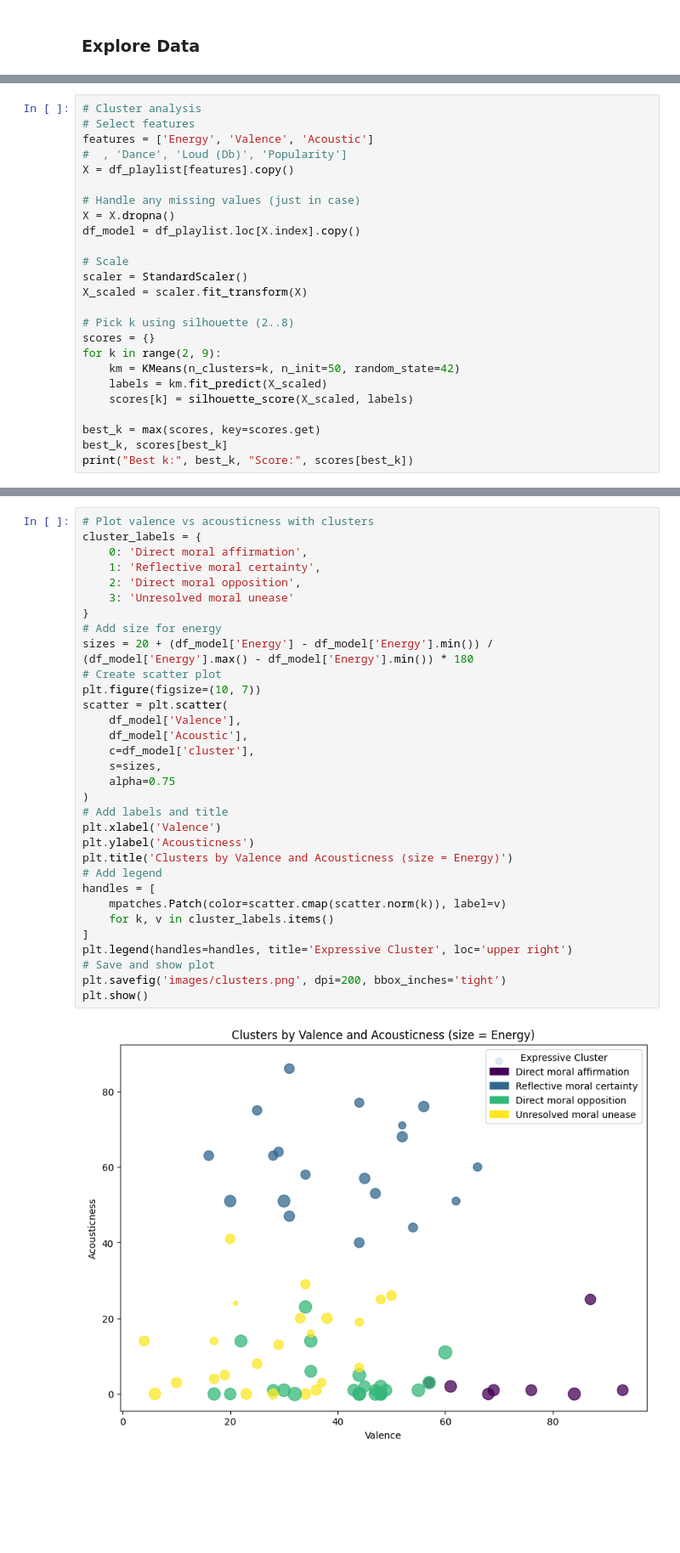
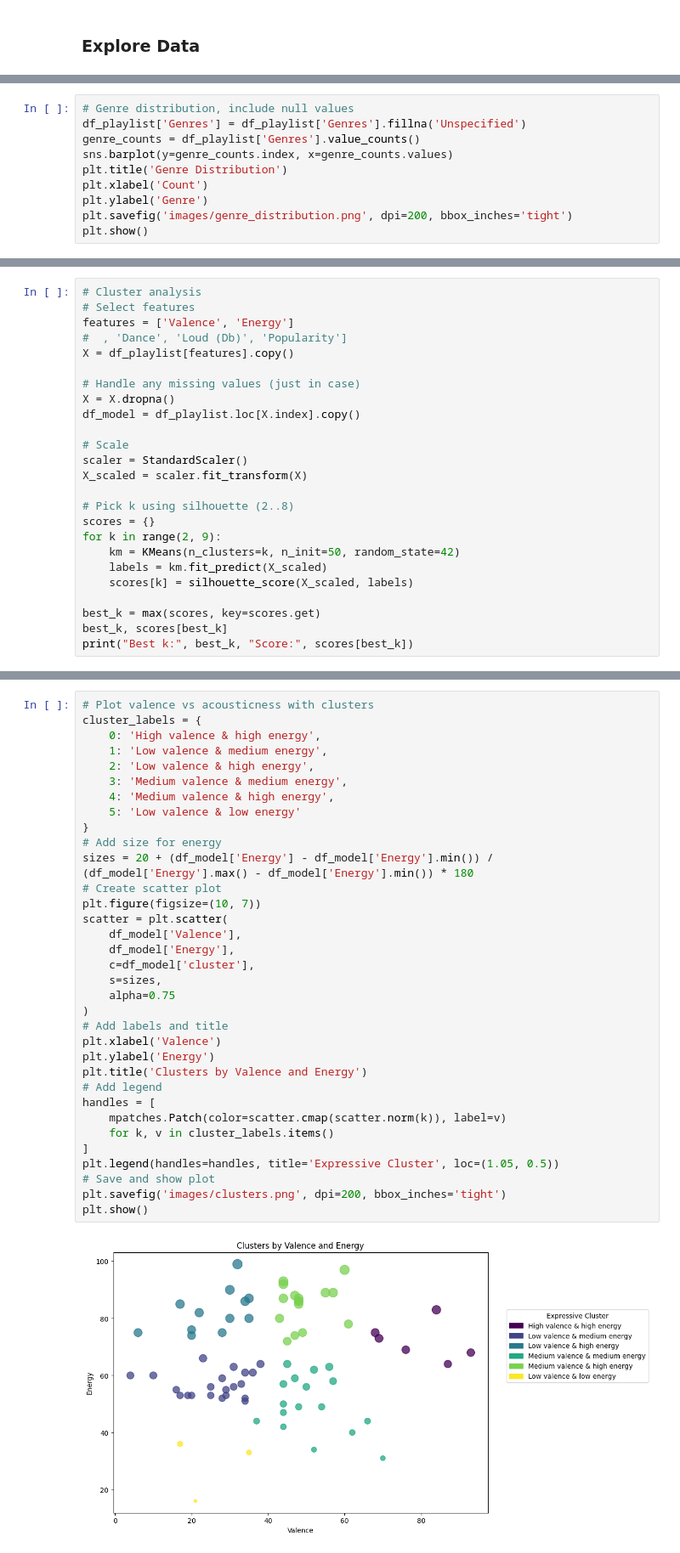
Before and after one commit to kaseymallette/playlist-analysis, a Jupyter notebook: analysis.ipynb, the cells around one changed output, grey strips where cells are left out. Shown at 85% size. Cells and saved outputs as stored; diff of their text form; blank space fills up the shorter version.

Commit message:
Commit charts for results

```diff
--- a/analysis.ipynb
+++ b/analysis.ipynb
@@ -50,0 +89,10 @@ df_describe
+# %%
+# Genre distribution, include null values
+df_playlist['Genres'] = df_playlist['Genres'].fillna('Unspecified')
+genre_counts = df_playlist['Genres'].value_counts()
+sns.barplot(y=genre_counts.index, x=genre_counts.values)
+plt.title('Genre Distribution')
+plt.xlabel('Count')
+plt.ylabel('Genre')
+plt.savefig('images/genre_distribution.png', dpi=200, bbox_inches='tight')
+plt.show()
@@ -69,7 +119,7 @@ plt.show()
 # %%
 # Cluster analysis
 # Select features
-features = ['Energy', 'Valence', 'Acoustic']
+features = ['Valence', 'Energy']
 #  , 'Dance', 'Loud (Db)', 'Popularity']
 X = df_playlist[features].copy()
 
@@ -128,34 +199,36 @@ cluster_summary, cluster_counts
 # %%
 # Plot valence vs acousticness with clusters
 cluster_labels = {
-    0: 'Direct moral affirmation',
-    1: 'Reflective moral certainty',
-    2: 'Direct moral opposition',
-    3: 'Unresolved moral unease'
+    0: 'High valence & high energy',
+    1: 'Low valence & medium energy',
+    2: 'Low valence & high energy',
+    3: 'Medium valence & medium energy',
+    4: 'Medium valence & high energy',
+    5: 'Low valence & low energy'
 }
 # Add size for energy
 sizes = 20 + (df_model['Energy'] - df_model['Energy'].min()) / (df_model['Energy'].max() - df_model['Energy'].min()) * 180
 # Create scatter plot
 plt.figure(figsize=(10, 7))
 scatter = plt.scatter(
     df_model['Valence'],
-    df_model['Acoustic'],
+    df_model['Energy'],
     c=df_model['cluster'],
     s=sizes,
     alpha=0.75
 )
 # Add labels and title
 plt.xlabel('Valence')
-plt.ylabel('Acousticness')
-plt.title('Clusters by Valence and Acousticness (size = Energy)')
+plt.ylabel('Energy')
+plt.title('Clusters by Valence and Energy')
 # Add legend
 handles = [
     mpatches.Patch(color=scatter.cmap(scatter.norm(k)), label=v)
     for k, v in cluster_labels.items()
 ]
-plt.legend(handles=handles, title='Expressive Cluster', loc='upper right')
+plt.legend(handles=handles, title='Expressive Cluster', loc=(1.05, 0.5))
 # Save and show plot
 plt.savefig('images/clusters.png', dpi=200, bbox_inches='tight')
 plt.show()
 # %% [output]
-[figure, old version]
+[figure, new version]
```
Also changed, not shown: parts of 7 cells of this notebook, 5 other files.
